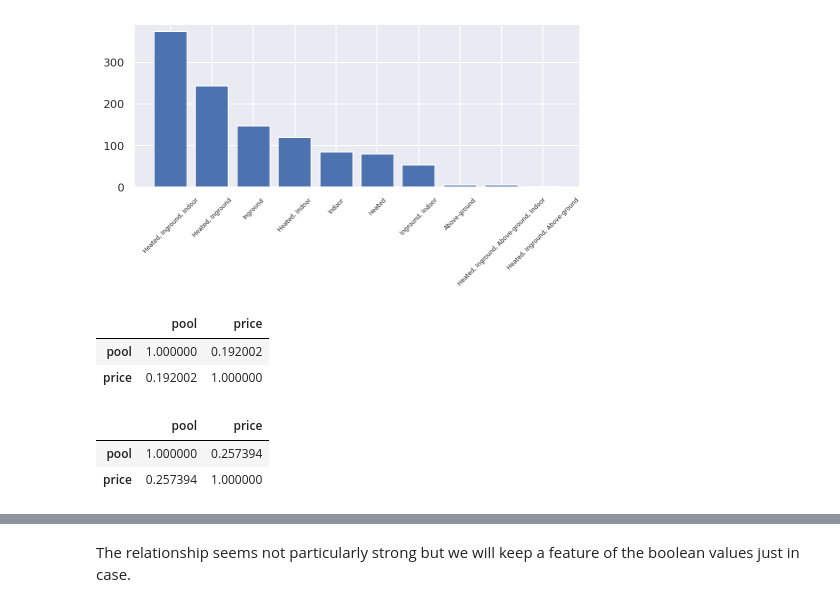
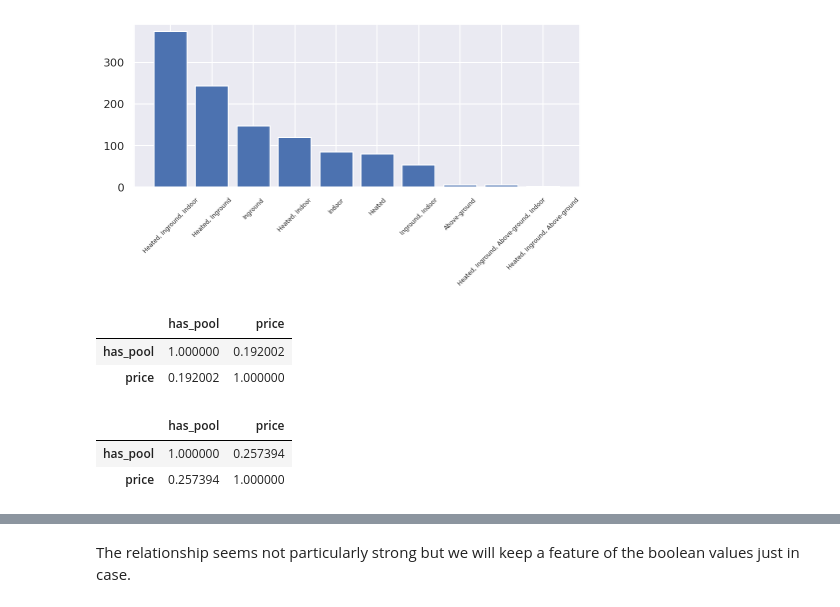
Before and after one commit to Jahnic/Portfolio, a Jupyter notebook: RealEstate/wrangle.ipynb, the cells around one changed output, grey strips where cells are left out. Saved outputs shown, nothing was run; the diff lists cells and outputs as text; code cells hidden in the pictures.

```diff
--- a/RealEstate/wrangle.ipynb
+++ b/RealEstate/wrangle.ipynb
@@ -1205,19 +1210,20 @@ plt.show()
 # %%
 # boolean pool records (has pool/no pool) correlation to price
 has_pool = condos.pool.notnull()
 pool_and_price = pd.concat([has_pool, condos.price], axis=1)
+pool_and_price.columns = ["has_pool", "price"]
 # Pearson
 pool_and_price.corr()
 # %% [output]
-|  | pool | price |
-| pool | 1.000000 | 0.192002 |
+|  | has_pool | price |
+| has_pool | 1.000000 | 0.192002 |
 | price | 0.192002 | 1.000000 |
 # %%
 # Spearman
 pool_and_price.corr(method='spearman')
 # %% [output]
-|  | pool | price |
-| pool | 1.000000 | 0.257394 |
+|  | has_pool | price |
+| has_pool | 1.000000 | 0.257394 |
 | price | 0.257394 | 1.000000 |
 # %%
 # boxplot of has_pool to log transformed price
```
Also changed, not shown: parts of 48 cells of this notebook.
